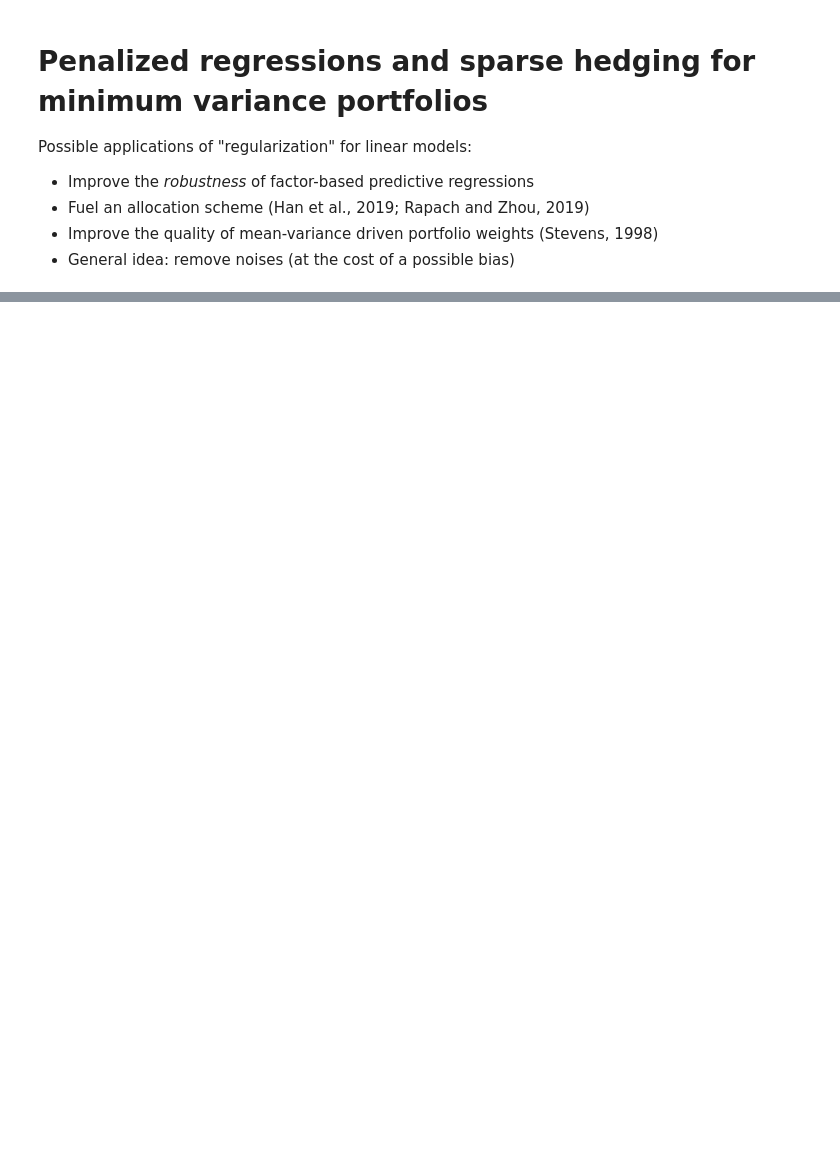
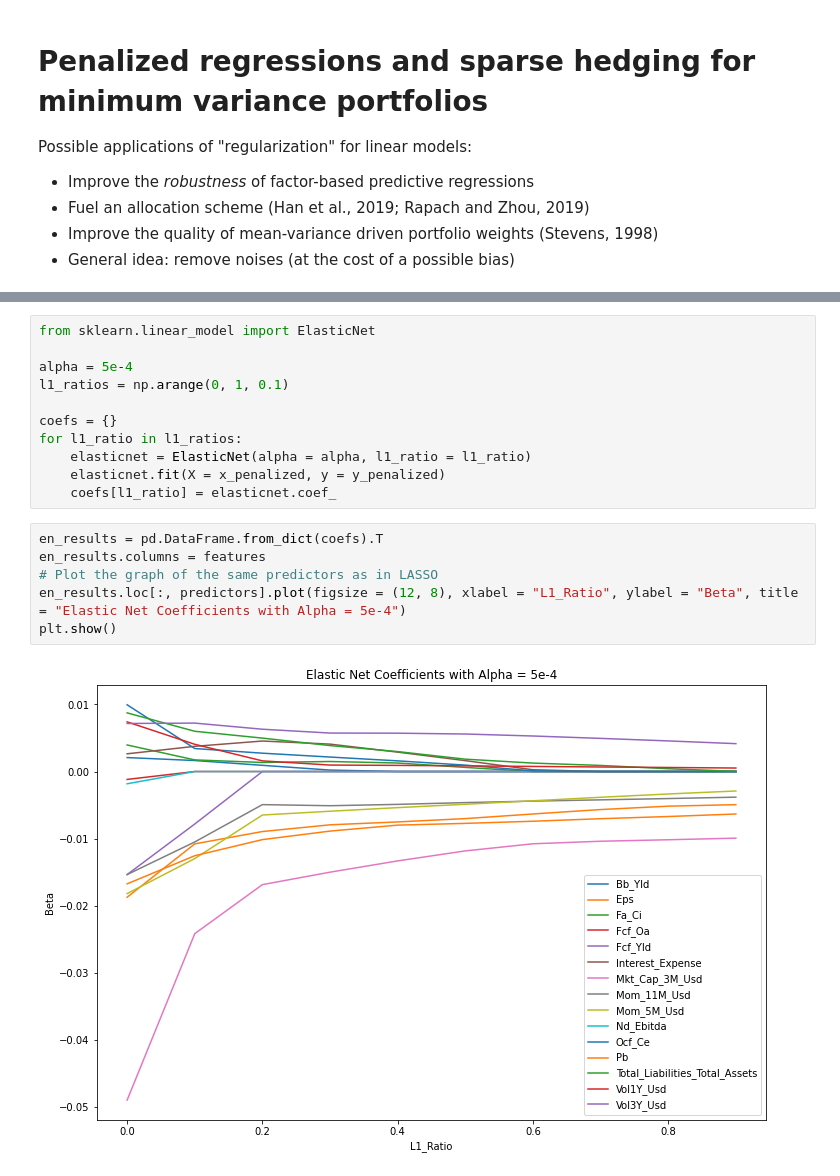
Before and after one commit to Silkdust/mlfactor-python, a Jupyter notebook: Chapter5-Penalized Regressions and Sparse Hedging for MVP.ipynb, the cells around one changed output, grey strips where cells are left out. Drawn from its saved outputs; the diff is of its cells as text; blank space fills up the shorter version.

```diff
--- a/Chapter5-Penalized Regressions and Sparse Hedging for MVP.ipynb
+++ b/Chapter5-Penalized Regressions and Sparse Hedging for MVP.ipynb
@@ -25,0 +124,19 @@ which is known as the **standard ordinary least squares (OLS)** solution of the
+# %%
+from sklearn.linear_model import ElasticNet
+
+alpha = 5e-4
+l1_ratios = np.arange(0, 1, 0.1)
+
+coefs = {}
+for l1_ratio in l1_ratios:
+    elasticnet = ElasticNet(alpha = alpha, l1_ratio = l1_ratio)
+    elasticnet.fit(X = x_penalized, y = y_penalized)
+    coefs[l1_ratio] = elasticnet.coef_
+# %%
+en_results = pd.DataFrame.from_dict(coefs).T
+en_results.columns = features
+# Plot the graph of the same predictors as in LASSO
+en_results.loc[:, predictors].plot(figsize = (12, 8), xlabel = "L1_Ratio", ylabel = "Beta", title = "Elastic Net Coefficients with Alpha = 5e-4")
+plt.show()
+# %% [output]
+[figure, added]
```
Also changed, not shown: parts of 35 cells of this notebook, 2 other files.
